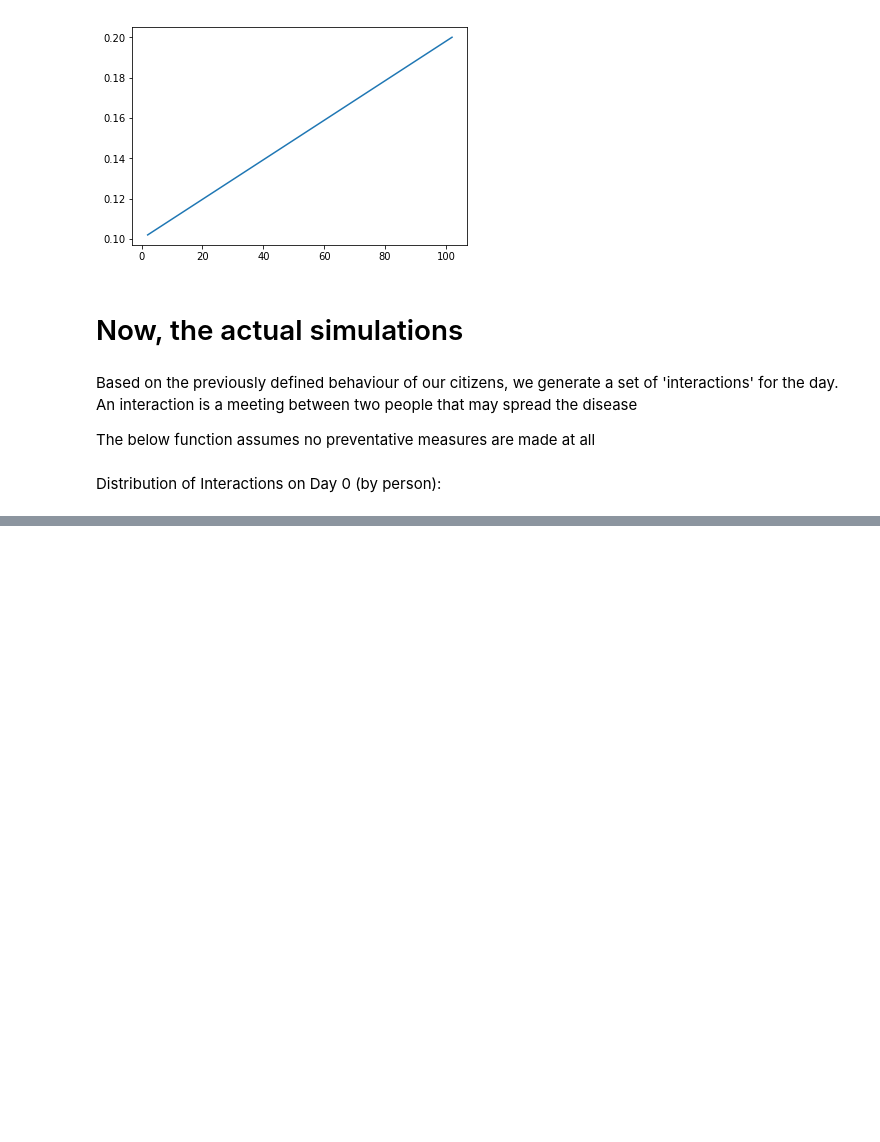
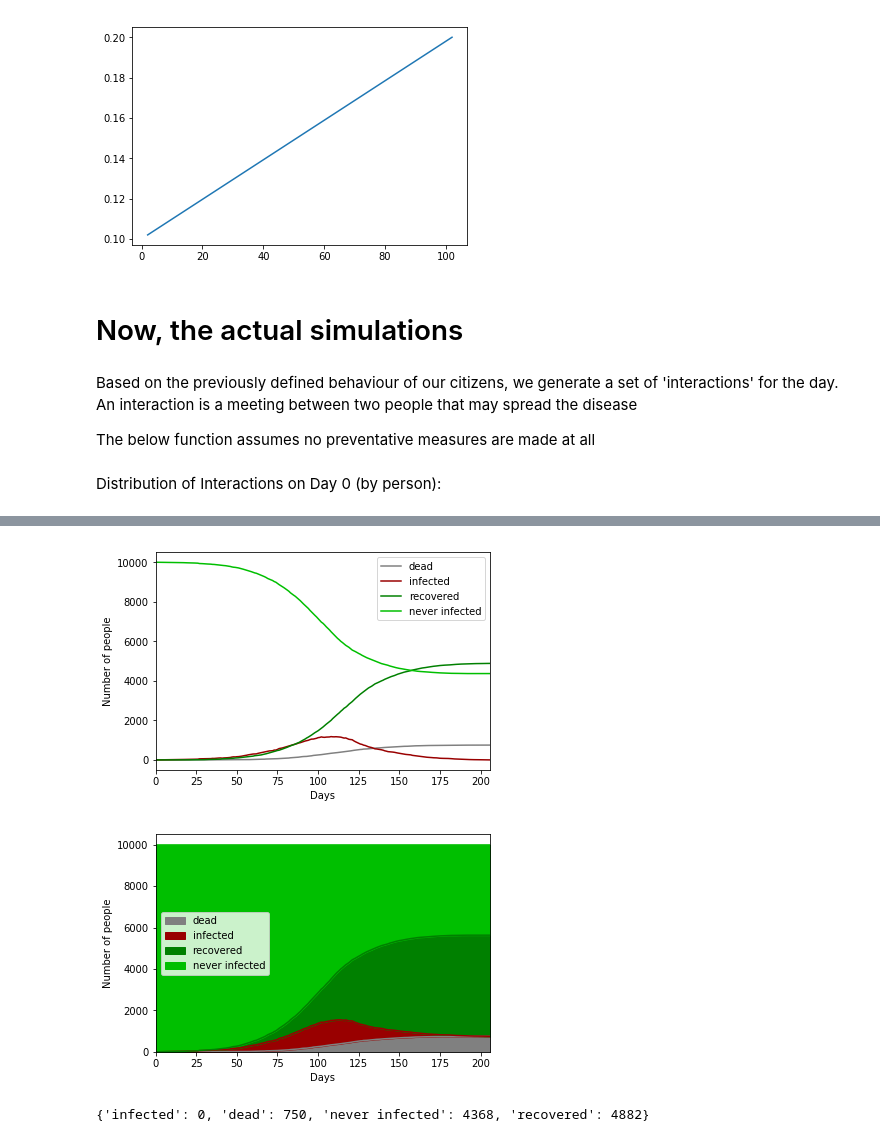
Before and after one commit to deepak987/contagious_disease_sim, a Jupyter notebook: infection_sim.ipynb, the cells around one changed output, grey strips where cells are left out. Drawn from its saved outputs; the diff is of its cells as text; code cells hidden in the pictures; blank space fills up the shorter version.

```diff
--- a/infection_sim.ipynb
+++ b/infection_sim.ipynb
@@ -232,0 +227,18 @@ plot_infection_progression(daily_stats)
+# %%
+def get_daily_visits_stay_at_home_symptomatic(city_graph):
+    total_visits_in_day = (len(city_graph.nodes)*MEAN_INTERACTIONS_PER_DAY)/2 # Two people take part in an interaction
+    day_visits = random.sample(list(city_graph.edges), int(total_visits_in_day))
+    filtered_visits = []
+    for p1,p2 in day_visits:
+        if city_graph.nodes[p1]['symptomatic'] or city_graph.nodes[p2]['symptomatic']:
+            continue
+        filtered_visits.append((p1,p2))
+
+    return filtered_visits
+# %%
+daily_stats_stay_home = simulate_disease_spread(get_daily_visits_stay_at_home_symptomatic)
+display_infection_progression(daily_stats_stay_home)
+# %% [output]
+[figure, added]
+[figure, added]
+{'infected': 0, 'dead': 750, 'never infected': 4368, 'recovered': 4882}
```
Also changed, not shown: parts of 10 cells of this notebook.
